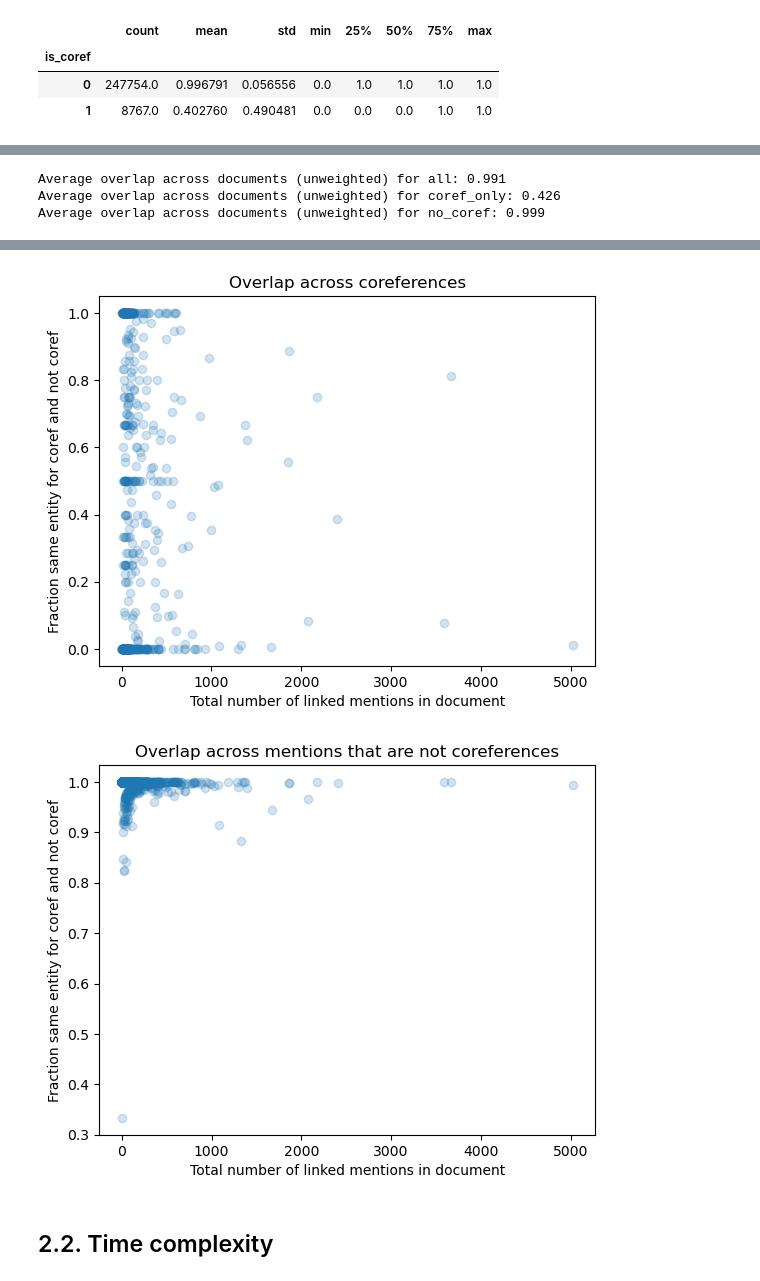
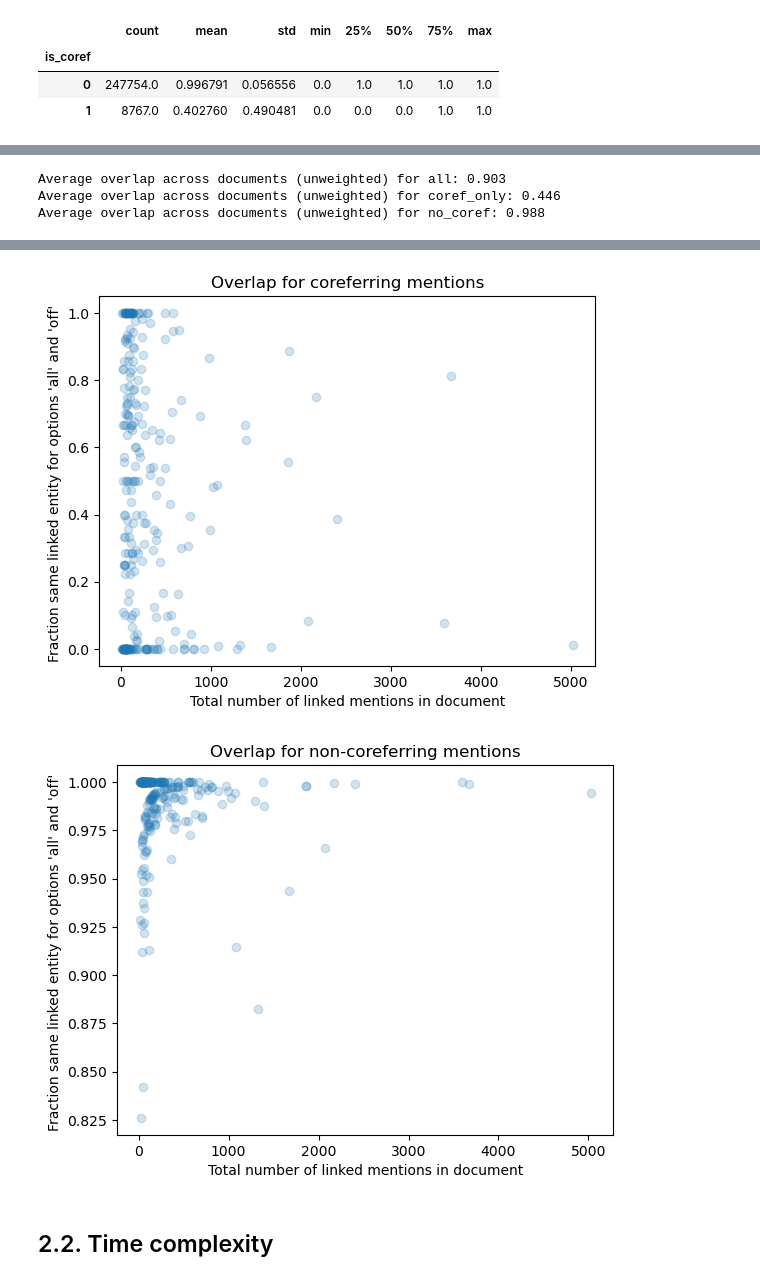
Before and after one commit to f-hafner/explore_coref, a Jupyter notebook: overview.ipynb, the cells around one changed output, grey strips where cells are left out. Cells and saved outputs as stored; diff of their text form; code cells hidden in the pictures.

```diff
--- a/overview.ipynb
+++ b/overview.ipynb
@@ -296,15 +294,3 @@ for condition, conditiondata in time_dataset.items():
         temp2 = pd.DataFrame.from_dict(temp2, orient="index")
         d.append(temp2)
     timing_overall[condition] = pd.concat(d)
-# %%
-fig, ax = plt.subplots()
-
-for lbl, d in timing_overall.items():
-    x = d['n_mentions']
-    y = d['time']
-    ax.scatter(x=x, y=y, label=lbl)
-
-ax.legend()
-ax.set_xlabel("number of mentions")
-ax.set_ylabel("time (seconds)")
-ax.set_title("Measured time for ED with different options for coref")
@@ -437,25 +527,10 @@ Summary statistics across all mentions and all documents:
 # %%
-xlabel = 'Total number of linked mentions in document'
-
-plt_inputs = {
-        "all": {
-                "df": d_compare,
-                "ylabel": 'Fraction same entity for coref and no coref',
-                "title": "Overlap across all mentions"
-                },
-        "coref_only": {
-                "df": d_compare.loc[d_compare['is_coref']==1, :],
-                "ylabel": 'Fraction same entity for coref and not coref',
-                "title": "Overlap across coreferences"
-                },
-        "no_coref": {
-                "df": d_compare.loc[d_compare['is_coref']==0, :],
-                "ylabel": 'Fraction same entity for coref and not coref',
-                "title": "Overlap across mentions that are not coreferences"
-        }
-}
 
 d_size = d_compare.groupby(d_compare['doc_id']).size().to_frame('n_mentions')
+
+d_coref = d_compare.loc[d_compare['is_coref'] == 1]
+d_size_corefs = d_coref.groupby(d_coref['doc_id']).size().to_frame('n_mentions').reset_index()
+d_size_corefs = d_size_corefs.loc[d_size_corefs['n_mentions'] > n_mentions_min]
 
 for sample, input in plt_inputs.items():
     df = input['df']
@@ -463,15 +538,20 @@ for sample, input in plt_inputs.items():
     d_agg = df.groupby(df['doc_id']).agg({"same_entity": "mean"})
     d_agg = d_agg.join(d_size).reset_index()
 
+    # keep only docs with sufficient number of coreferring mentions
+    d_agg = d_agg.loc[d_agg["doc_id"].isin(d_size_corefs['doc_id'])]
+
     print(f"Average overlap across documents (unweighted) for {sample}: {round(d_agg.same_entity.mean(), 3)}")
 
     # plot
     fig, ax = plt.subplots()
     ax.scatter(x=d_agg['n_mentions'], y=d_agg['same_entity'], alpha=0.2)
     ax.set_xlabel(xlabel)
-    ax.set_ylabel(input['ylabel'])
+    ax.set_ylabel(ylabel)
     ax.set_title(input['title'])
+
+    fig.savefig(fname=f"figs/{input['filename']}.pdf")
 # %% [output]
-Average overlap across documents (unweighted) for all: 0.991
-Average overlap across documents (unweighted) for coref_only: 0.426
-Average overlap across documents (unweighted) for no_coref: 0.999
+Average overlap across documents (unweighted) for all: 0.903
+Average overlap across documents (unweighted) for coref_only: 0.446
+Average overlap across documents (unweighted) for no_coref: 0.988
@@ -479,5 +559,5 @@ Average overlap across documents (unweighted) for no_coref: 0.999
-[figure, old version]
+[figure, new version]
-[figure, old version]
+[figure, new version]
 # %% [markdown]
 ## 2.2. Time complexity
 # %%
```
Also changed, not shown: parts of 14 cells of this notebook, 11 other files.
